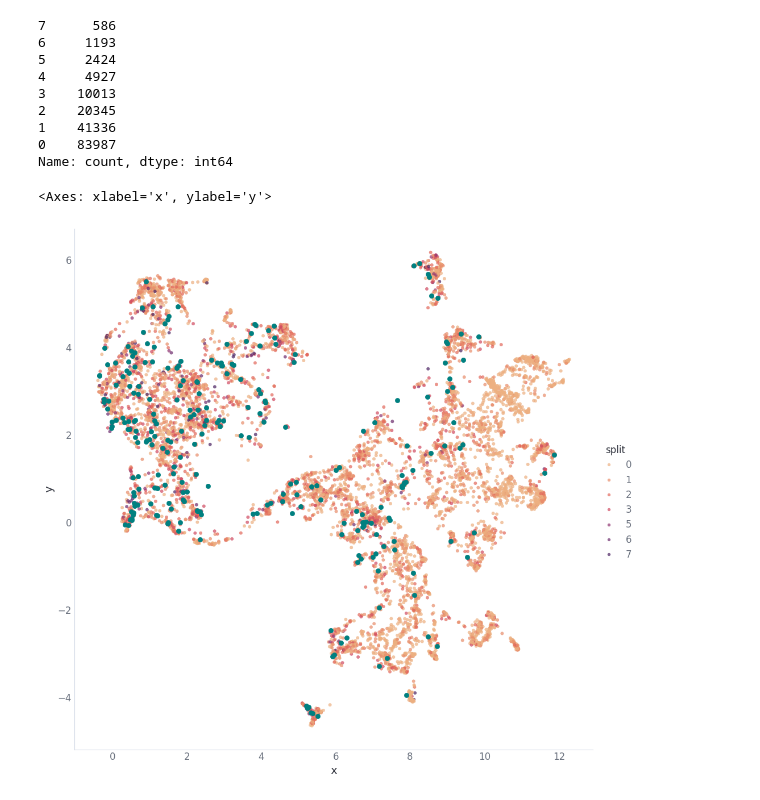
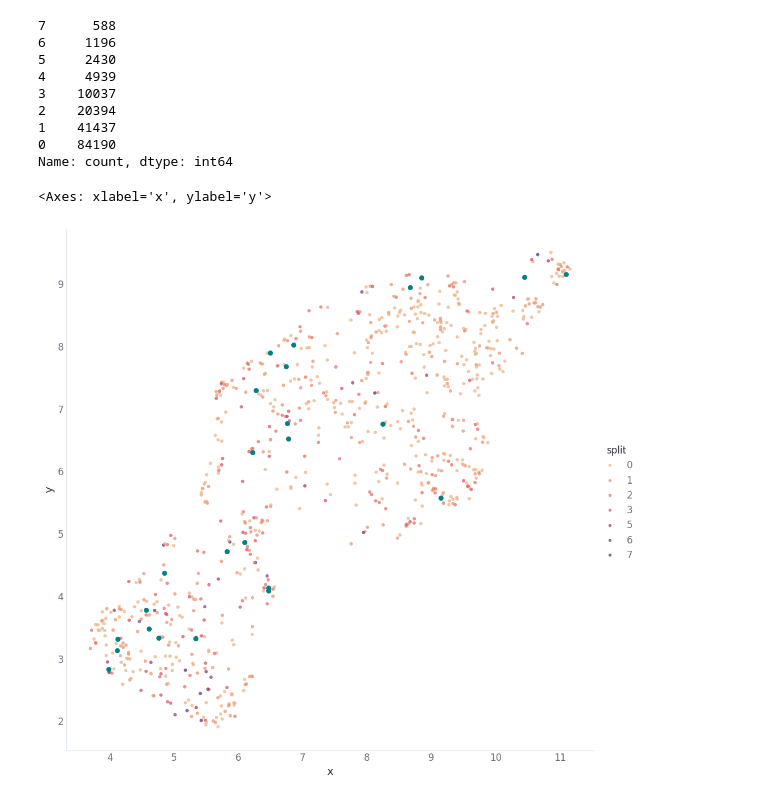
Before and after one commit to nicholas-miklaucic/ood-materials, a Jupyter notebook: subsampling.ipynb, the cells around one changed output. Drawn from its saved outputs; the diff is of its cells as text; code cells hidden in the pictures.

```diff
--- a/subsampling.ipynb
+++ b/subsampling.ipynb
@@ -7,7 +7,8 @@ import rho_plus as rp
 
 theme, cs = rp.mpl_setup(False)
 # %%
-full_df = pd.read_csv('mpc_full_feats_scaled.csv')
+# full_df = pd.read_csv('mpc_full_feats_scaled.csv')
+full_df = pd.read_feather('nom_dataset_pred.feather')
 full_df
 # %% [output]
 |  | comp | 0-norm | 2-norm | 3-norm | 5-norm | 7-norm | 10-norm | minimum Number | maximum Number | ... |
@@ -26,5 +27,10 @@ full_df
 # %%
-full_df_nonweird = full_df.drop(columns=['comp']).dropna(axis='columns')
+weird_cols = ['comp'] + list(full_df.columns[list(full_df.columns).index('delta_e')+1:])
+nonweird_cols = [c for c in full_df.columns if c not in weird_cols]
+print(weird_cols)
+print(nonweird_cols[:3], nonweird_cols[-3:])
+full_df_nonweird = full_df[nonweird_cols]
+full_df_weird = full_df[weird_cols]
 full_df_nonweird = full_df_nonweird[full_df_nonweird.columns[np.percentile(full_df_nonweird, [5, 95], axis=0).std(axis=0) != 0]]
 print(full_df_nonweird.isna().any().any())
 full_df_nonweird
@@ -130,29 +121,29 @@ splits.mean()
 # %%
 splits.value_counts().sort_index(ascending=False).cumsum()
 # %% [output]
-7      586
-6     1193
-5     2424
-4     4927
-3    10013
-2    20345
-1    41336
-0    83987
+7      588
+6     1196
+5     2430
+4     4939
+3    10037
+2    20394
+1    41437
+0    84190
 Name: count, dtype: int64
 # %%
 from umap import UMAP
 
-umap_subs = full_df_nonweird.iloc[::10]
+umap_subs = full_df_nonweird.iloc[::100]
 
 um = UMAP(n_neighbors=100, metric='manhattan')
 umap_x = um.fit_transform(umap_subs.values)
 
 um_df = pd.DataFrame(umap_x, columns=['x', 'y'], index=umap_subs.index)
 um_df['split'] = splits
 
 sns.relplot(um_df.query('split != 4'), x='x', y='y', ec=None, alpha=0.7, hue='split', s=15, height=10, palette='flare', legend='full')
 
 sns.scatterplot(um_df.query('split == 4'), x='x', y='y', s=35, c='teal', ec=None, legend=None)
 # %% [output]
 <Axes: xlabel='x', ylabel='y'>
-[figure, old version]
+[figure, new version]
```
Also changed, not shown: parts of 9 cells of this notebook, 5 other files.
